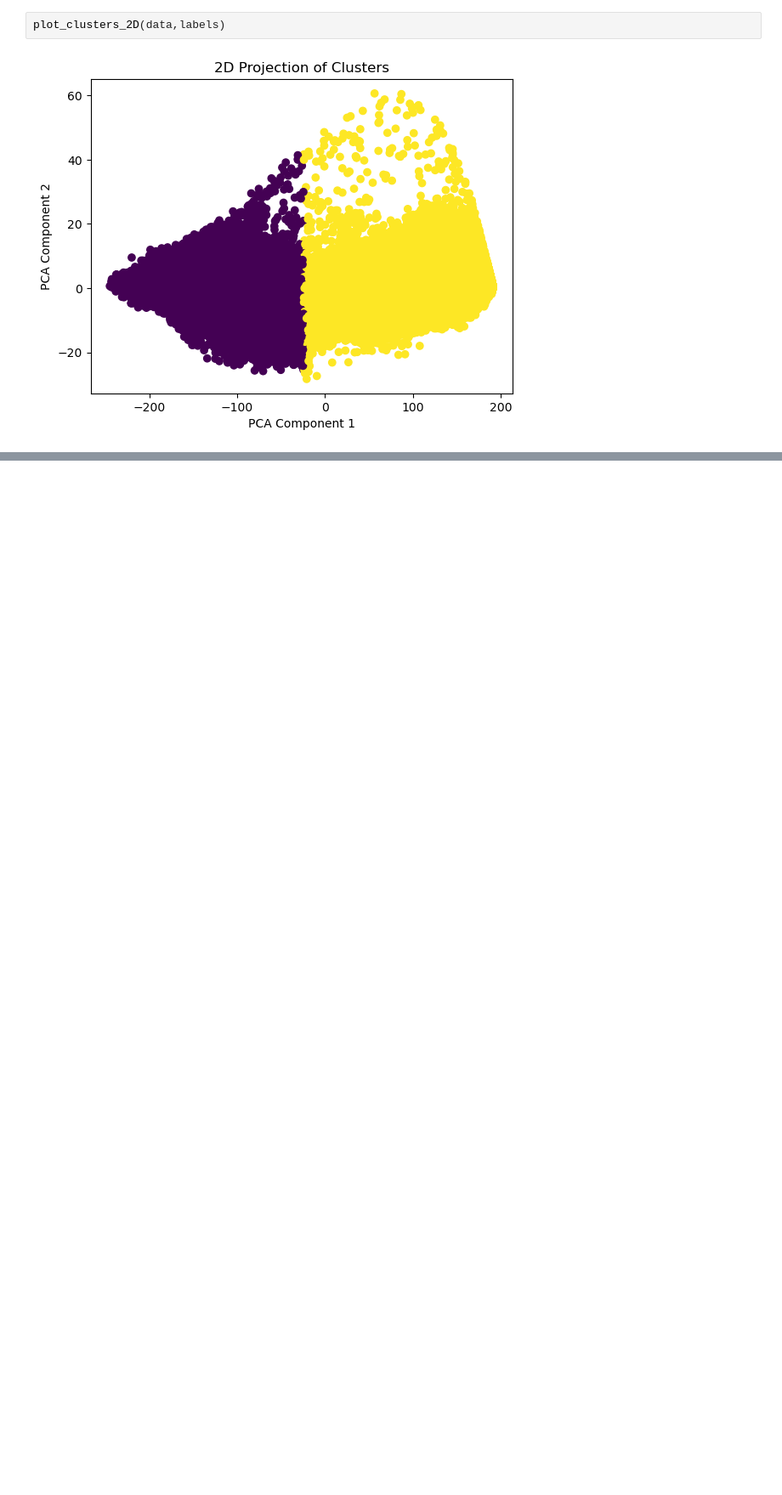
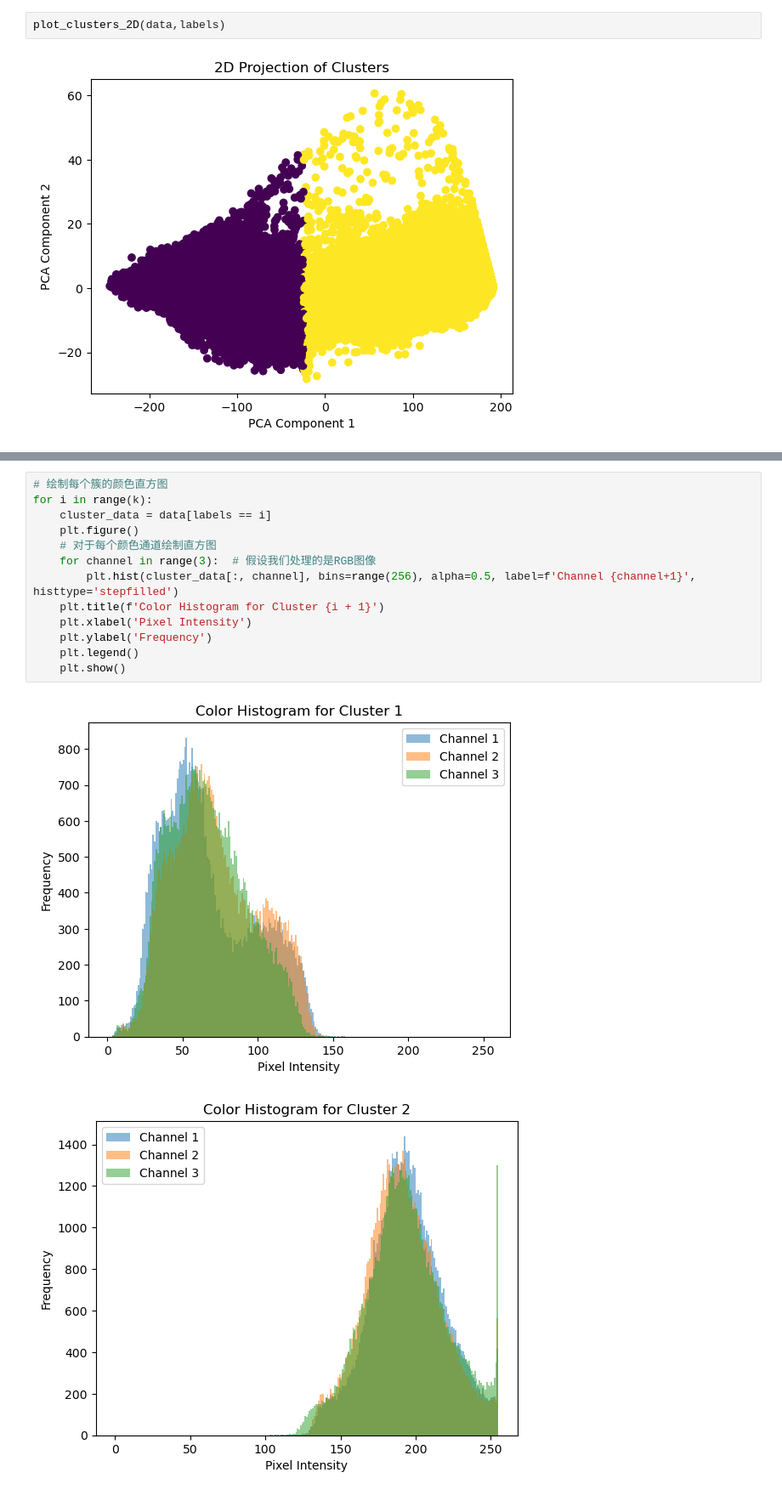
Before and after one commit to YuanHiO/patternRecognition, a Jupyter notebook: src/courseWork3/k-means.ipynb, the cells around one changed output, grey strips where cells are left out. Shown: that part at 85% size. Cells and saved outputs as stored; diff of their text form; blank space fills up the shorter version.

```diff
--- a/src/courseWork3/k-means.ipynb
+++ b/src/courseWork3/k-means.ipynb
@@ -121,0 +146,16 @@ plot_clusters_2D(data,labels)
+# %%
+# 绘制每个簇的颜色直方图
+for i in range(k):
+    cluster_data = data[labels == i]
+    plt.figure()
+    # 对于每个颜色通道绘制直方图
+    for channel in range(3):  # 假设我们处理的是RGB图像
+        plt.hist(cluster_data[:, channel], bins=range(256), alpha=0.5, label=f'Channel {channel+1}', histtype='stepfilled')
+    plt.title(f'Color Histogram for Cluster {i + 1}')
+    plt.xlabel('Pixel Intensity')
+    plt.ylabel('Frequency')
+    plt.legend()
+    plt.show()
+# %% [output]
+[figure, added]
+[figure, added]
```
Also changed, not shown: parts of 4 cells of this notebook, 3 other files.
